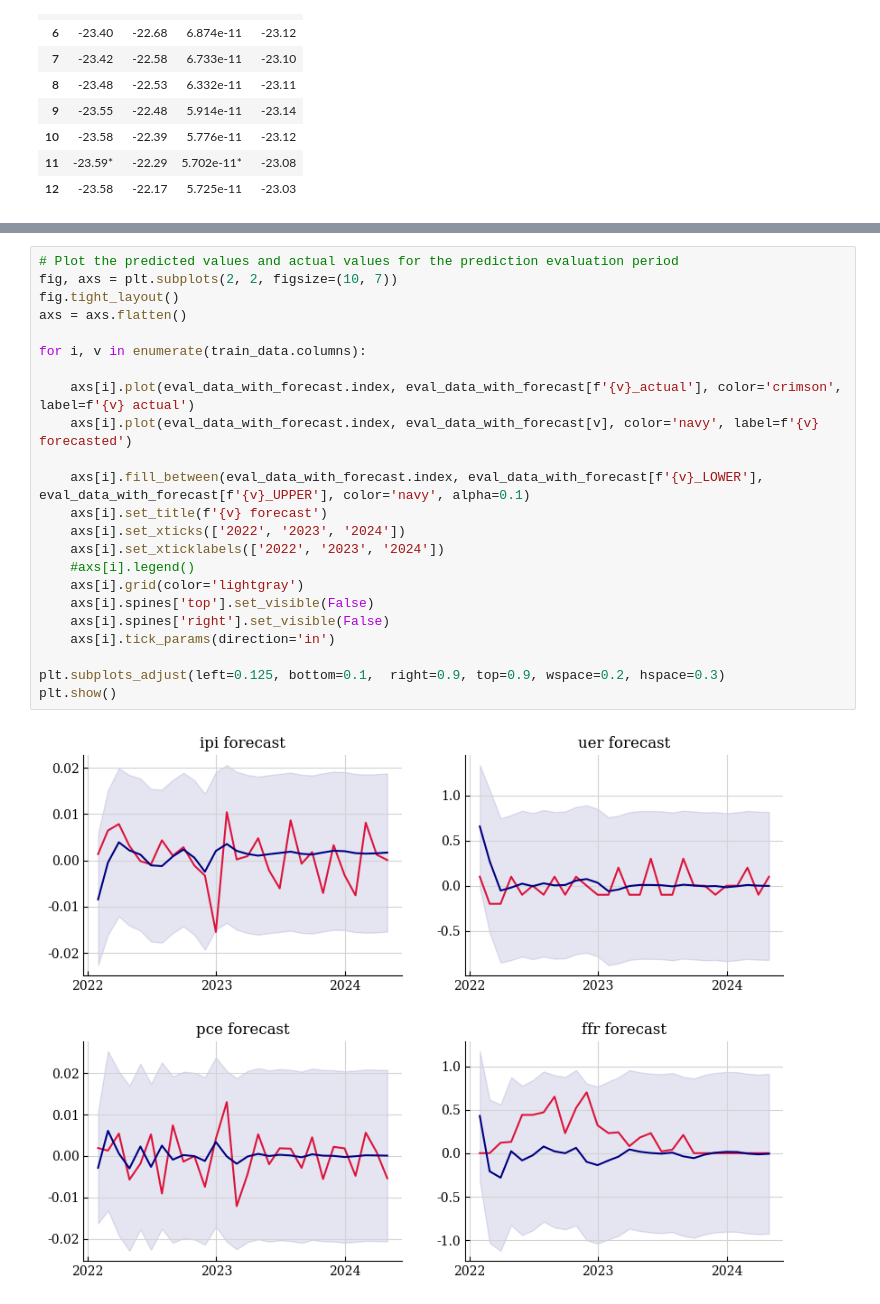
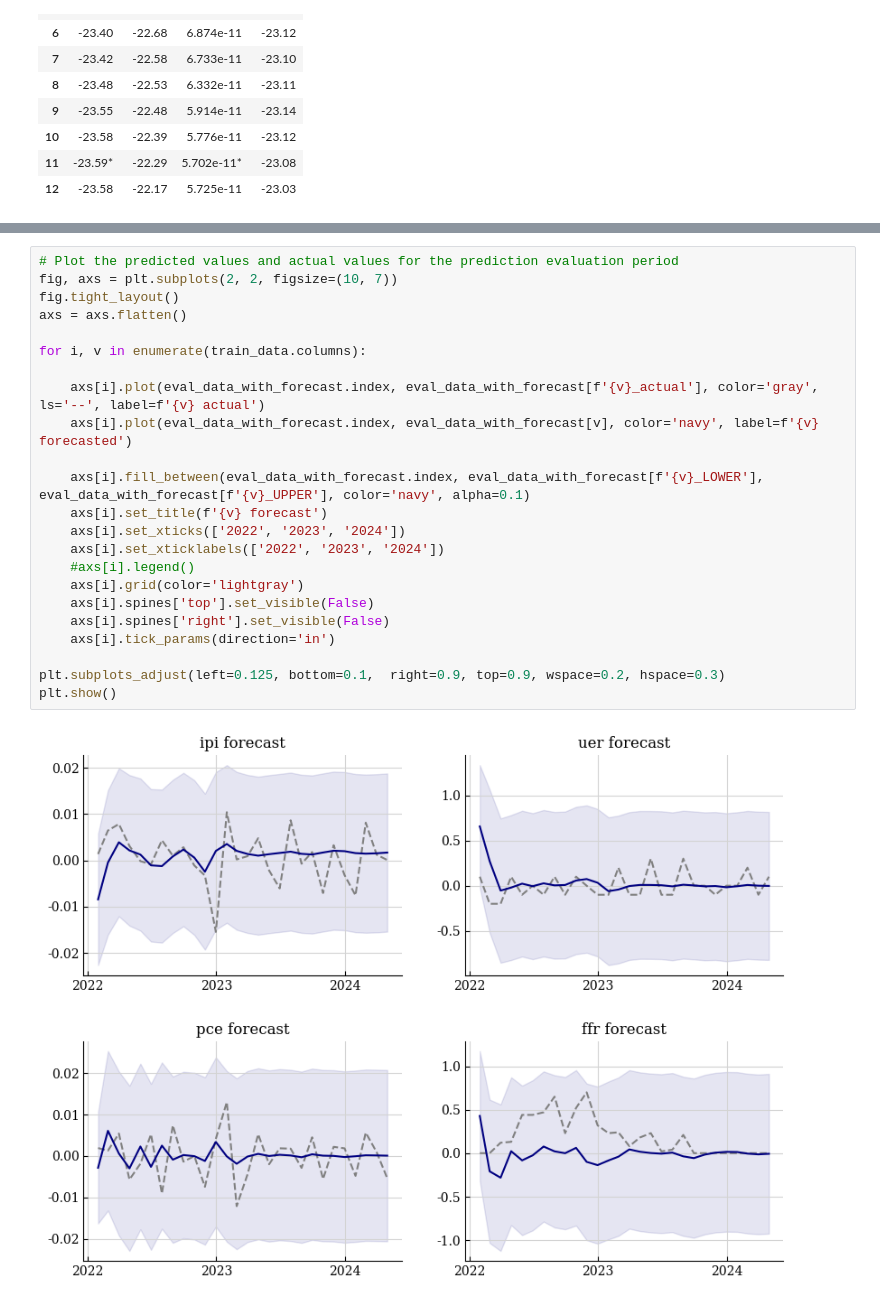
Before and after one commit to zogvc/deep-learning-for-macroeconomics, a Jupyter notebook: var.ipynb, the cells around one changed output, grey strips where cells are left out. Cells and saved outputs as stored; diff of their text form.

```diff
--- a/var.ipynb
+++ b/var.ipynb
@@ -99,26 +125,26 @@ for v in range(0, 4):
 # %%
 # Plot the predicted values and actual values for the prediction evaluation period
 fig, axs = plt.subplots(2, 2, figsize=(10, 7))
 fig.tight_layout()
 axs = axs.flatten()
 
 for i, v in enumerate(train_data.columns):
 
-    axs[i].plot(eval_data_with_forecast.index, eval_data_with_forecast[f'{v}_actual'], color='crimson', label=f'{v} actual')
+    axs[i].plot(eval_data_with_forecast.index, eval_data_with_forecast[f'{v}_actual'], color='gray', ls='--', label=f'{v} actual')
     axs[i].plot(eval_data_with_forecast.index, eval_data_with_forecast[v], color='navy', label=f'{v} forecasted')
 
     axs[i].fill_between(eval_data_with_forecast.index, eval_data_with_forecast[f'{v}_LOWER'], eval_data_with_forecast[f'{v}_UPPER'], color='navy', alpha=0.1)
     axs[i].set_title(f'{v} forecast')
     axs[i].set_xticks(['2022', '2023', '2024'])
     axs[i].set_xticklabels(['2022', '2023', '2024'])
     #axs[i].legend()
     axs[i].grid(color='lightgray')
     axs[i].spines['top'].set_visible(False)
     axs[i].spines['right'].set_visible(False)
     axs[i].tick_params(direction='in')
 
 plt.subplots_adjust(left=0.125, bottom=0.1,  right=0.9, top=0.9, wspace=0.2, hspace=0.3)
 plt.show()
 # %% [output]
-[figure, old version]
+[figure, new version]
 # %%
```
Also changed, not shown: parts of 12 cells of this notebook, 2 other files.
